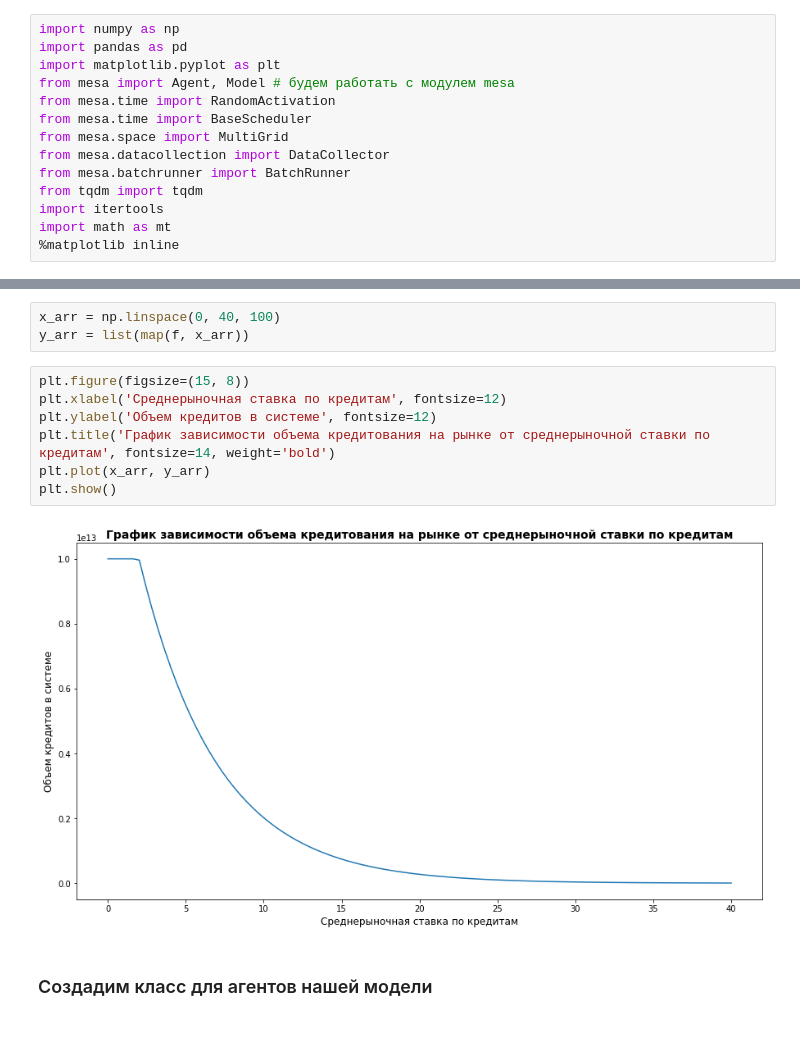
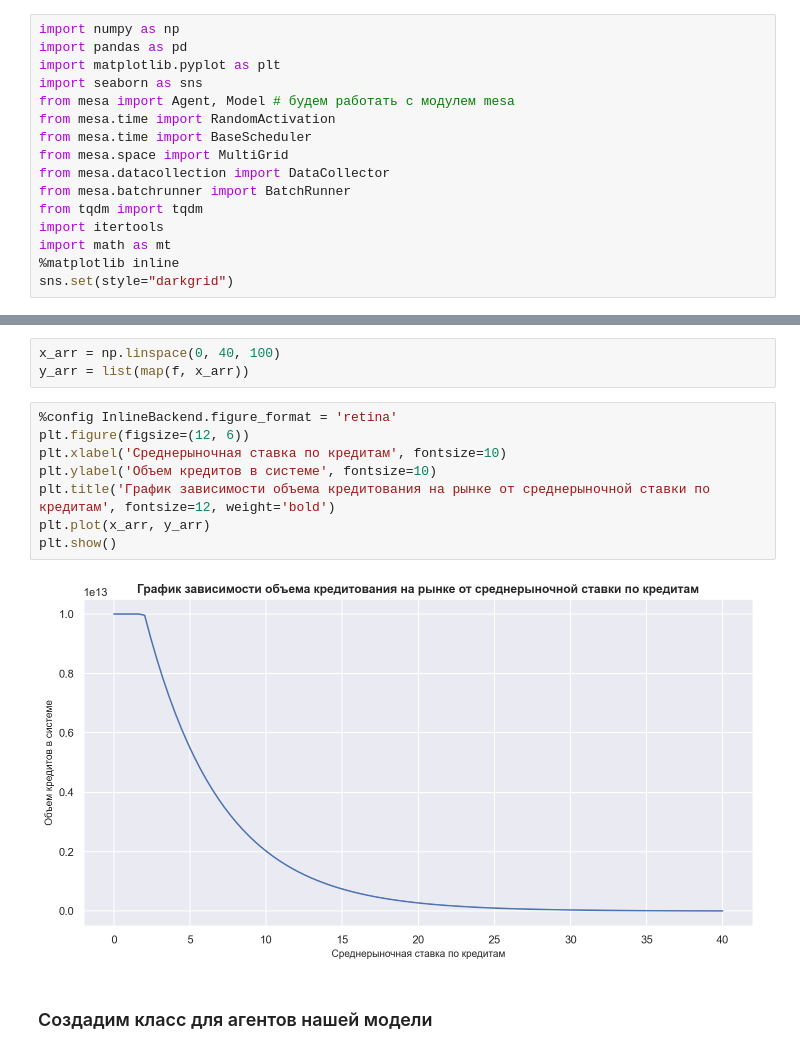
Before and after one commit to archimedes1515/coursework, a Jupyter notebook: KR.ipynb, the cells around one changed output, grey strips where cells are left out. Cells and saved outputs as stored; diff of their text form.

```diff
--- a/KR.ipynb
+++ b/KR.ipynb
@@ -11,6 +11,7 @@
 import numpy as np
 import pandas as pd
 import matplotlib.pyplot as plt
+import seaborn as sns
 from mesa import Agent, Model # будем работать с модулем mesa
 from mesa.time import RandomActivation
 from mesa.time import BaseScheduler
@@ -21,6 +22,7 @@ from tqdm import tqdm
 import itertools
 import math as mt
 %matplotlib inline
+sns.set(style="darkgrid")
 # %%
 from scipy.optimize import minimize
 from scipy.optimize import Bounds
@@ -137,14 +153,15 @@ def f(x):
 x_arr = np.linspace(0, 40, 100)
 y_arr = list(map(f, x_arr))
 # %%
-plt.figure(figsize=(15, 8))
-plt.xlabel('Среднерыночная ставка по кредитам', fontsize=12)
-plt.ylabel('Объем кредитов в системе', fontsize=12)
-plt.title('График зависимости объема кредитования на рынке от среднерыночной ставки по кредитам', fontsize=14, weight='bold')
+%config InlineBackend.figure_format = 'retina'
+plt.figure(figsize=(12, 6))
+plt.xlabel('Среднерыночная ставка по кредитам', fontsize=10)
+plt.ylabel('Объем кредитов в системе', fontsize=10)
+plt.title('График зависимости объема кредитования на рынке от среднерыночной ставки по кредитам', fontsize=12, weight='bold')
 plt.plot(x_arr, y_arr)
 plt.show()
 # %% [output]
-[figure, old version]
+[figure, new version]
 # %% [markdown]
 ### Создадим класс для агентов нашей модели
 # %%
```
Also changed, not shown: parts of 20 cells of this notebook.
